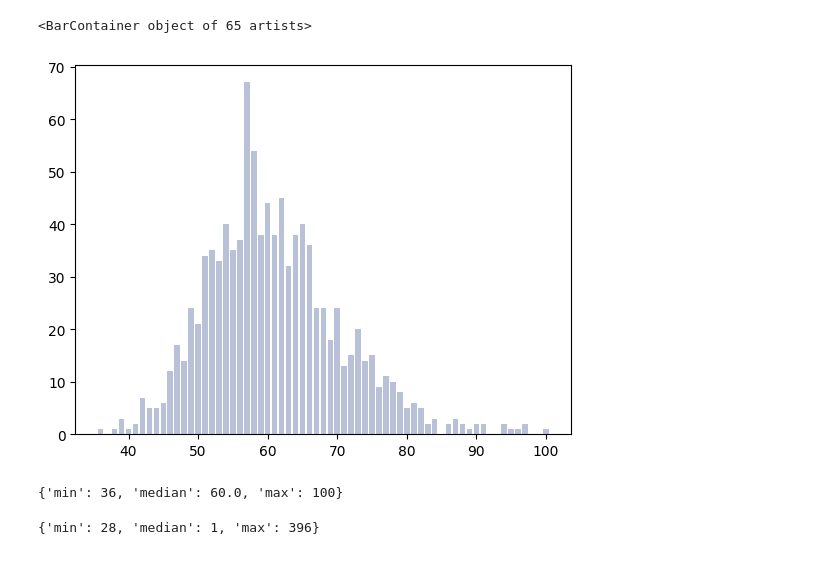
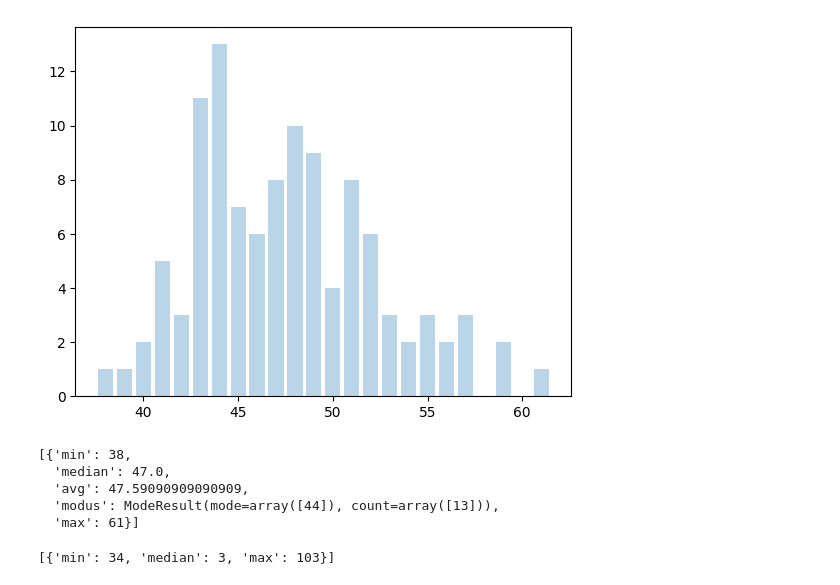
Before and after one commit to LukasWallisch/game-ur-analysis, a Jupyter notebook: src/tmp.ipynb, the cells around one changed output. Cells and saved outputs as stored; diff of their text form; code cells hidden in the pictures.

Commit message:
multirollBars

```diff
--- a/src/tmp.ipynb
+++ b/src/tmp.ipynb
@@ -26,10 +28,13 @@ mfs = Strategies.MoveFirstStrategy()
 mls = Strategies.MoveLastStrategy()
 p0 = Player(0,7,mls)
 p1 = Player(1, 7, mfs)
-# p2 = Player(2, 4, mfs)
+p2 = Player(2, 7, mfs)
 # p3 = Player(3, 4, rs)
-d = Dice.MultiD2Dice(4)
-# d = Dice.FunkyD2()
+md2 = Dice.MultiD2Dice(4)
+d4 = Dice.D4()
 # gs = GameSettings([p0,p1],d,4,8,2,[8],[4,8,13],exactFinish=False)
-gs = GameSettings([p0,p1],d,4,8,2,[8],[4,8,13])
+gs0 = GameSettings([p0, p1], md2, 4, 8, 2, [8], [4, 8, 13])
+gs1 = GameSettings([p1, p2], md2, 4, 8, 2, [8], [4, 8, 13])
+# gs = [gs0,gs1]
+gs = [gs1]
 # %%
@@ -37,6 +42,6 @@ g = GameUr(gs)
 g.getStonesHistory()
 g.run(500)
 # %%
-h = Multirun.multirun(1000,gs)
+h=[Multirun.multirun(100,gs_) for gs_ in gs]
 # %% [output]
 10
@@ -49,9 +55,9 @@ gl = [x["gameLength"] for x in h]
 # %%
-gl = [x["gameLength"] for x in h]
-gl_stacked = [(i,gl.count(i)) for i in range(np.min(gl),np.max(gl)+1)]
+gl = [[x["gameLength"] for x in h_] for h_ in h]
+gl_stacked = [[(i,gl_.count(i)) for i in range(np.min(gl_),np.max(gl_)+1)] for gl_ in gl]
 
 gl_stacked
-np.average(gl)
+# np.average(gl)
 # np.min(gl)
 # np.max(gl)
 # %% [output]
@@ -59,17 +81,22 @@ np.average(gl)
 # %%
-plt.bar([x for x, _ in gl_stacked], [
-        y for _, y in gl_stacked], color=(0.1, 0.2, 0.5, 0.3))
+for gl_stacked_ in gl_stacked:
+        plt.bar([x for x, _ in gl_stacked_], [
+                y for _, y in gl_stacked_], alpha=0.3)
 # %% [output]
-<BarContainer object of 65 artists>
-[figure, old version]
+[figure, new version]
 # %%
-{"min":np.min(gl),"median":np.median(gl),"max":np.max(gl)}
+[{"min":np.min(gl_),"median":np.median(gl_),"avg":np.average(gl_),"modus":stats.mode(gl_),"max":np.max(gl_)} for gl_ in gl]
 # %% [output]
-{'min': 36, 'median': 60.0, 'max': 100}
+[{'min': 38,
+  'median': 47.0,
+  'avg': 47.59090909090909,
+  'modus': ModeResult(mode=array([44]), count=array([13])),
+  'max': 61}]
 # %%
-interestingGames = {"min": gl.index(np.min(gl)), "median": gl.index(
-    np.median(gl)), "max": gl.index(np.max(gl))}
+
+interestingGames= [{"min": gl_.index(np.min(gl_)), "median": gl_.index(
+    np.median(gl_)), "max": gl_.index(np.max(gl_))} for gl_ in gl]
 interestingGames
 # %% [output]
-{'min': 28, 'median': 1, 'max': 396}
+[{'min': 34, 'median': 3, 'max': 103}]
 # %%
```
Also changed, not shown: parts of 9 cells of this notebook, 2 other files.
